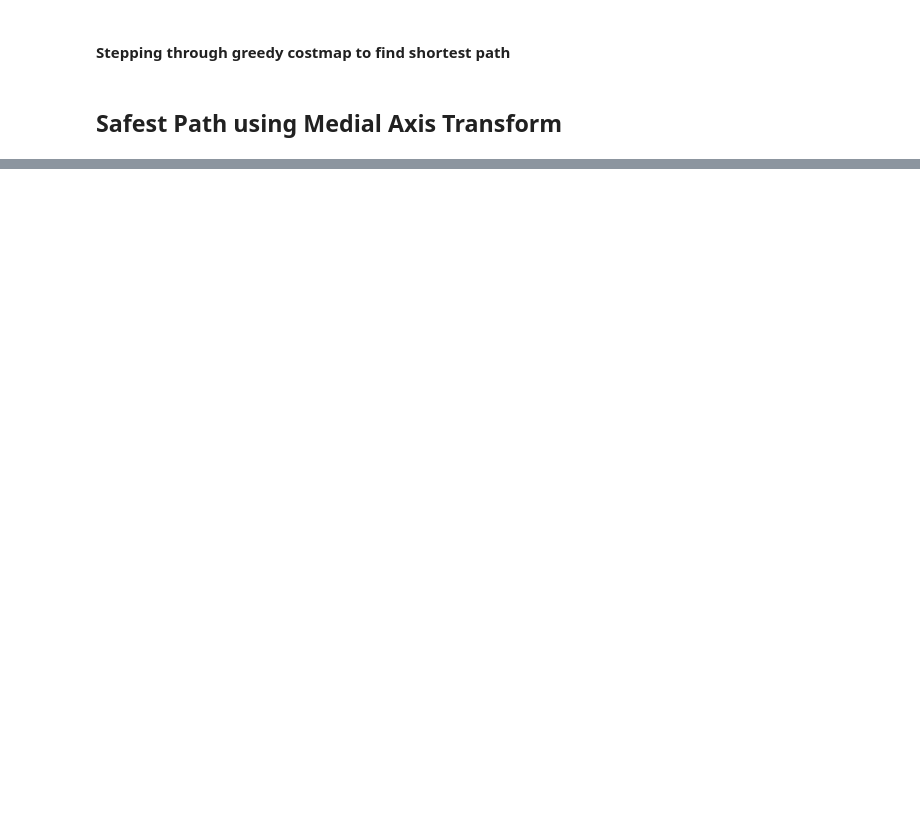
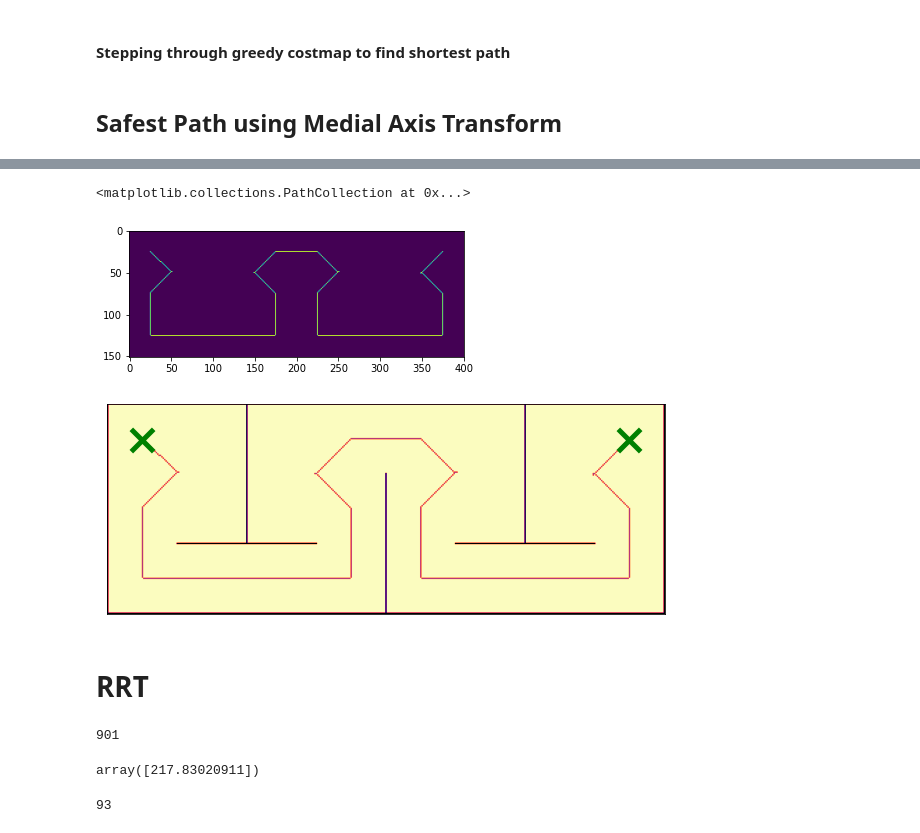
Before and after one commit to aefrank/ucsd_cse276c, a Jupyter notebook: code/hw4_problem3.ipynb, the cells around one changed output, grey strips where cells are left out. Saved outputs shown, nothing was run; the diff lists cells and outputs as text; code cells hidden in the pictures; blank space fills up the shorter version.

```diff
--- a/code/hw4_problem3.ipynb
+++ b/code/hw4_problem3.ipynb
@@ -430,12 +468,25 @@ plt.imshow(S[40:60,140:160])
 # %%
 SM = skel_mask
 
 plt.figure()
 plt.imshow(SM)
 
 rr,cc = line(*start_inds[:-1], *inds[0])
 SM[rr,cc] = 1
 rr,cc = line(*goal_inds, *inds[1])
 SM[rr,cc] = 1
-plt.figure()
-plt.imshow(SM)
+
+
+plt.figure(figsize=(10,5))
+SM = SM.astype(float)
+SM *= 0.5
+SM += env.grid
+plt.imshow(SM, cmap='magma_r')
+plt.xticks([])
+plt.yticks([])
+plt.scatter(x=[start_inds[1], goal_inds[1]], y=[start_inds[0], goal_inds[0]],
+            marker='x', c='g', s=500, linewidth=5)
+# %% [output]
+<matplotlib.collections.PathCollection at 0x...>
+[figure, added]
+[figure, added]
@@ -443,0 +493,2 @@ plt.imshow(SM)
+# %% [markdown]
+# RRT
@@ -443,0 +563,8 @@ plt.imshow(SM)
+# %%
+len(G['nodes'])
+# %% [output]
+901
+# %%
+np.linalg.norm(q_rand-nodes_arr,axis=1)
+# %% [output]
+array([217.83020911])
@@ -443,0 +586,4 @@ plt.imshow(SM)
+# %%
+len(path)
+# %% [output]
+93
```
Also changed, not shown: parts of 20 cells of this notebook, 6 other files.
